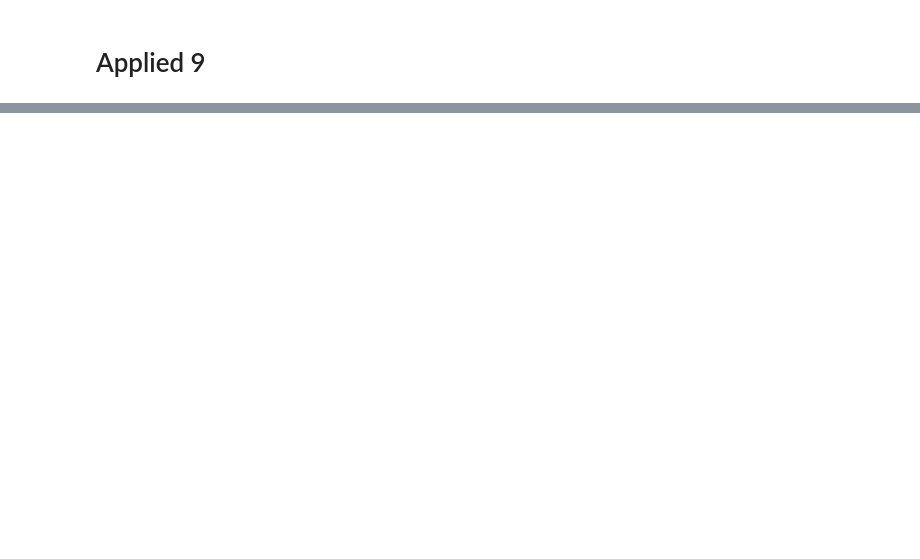
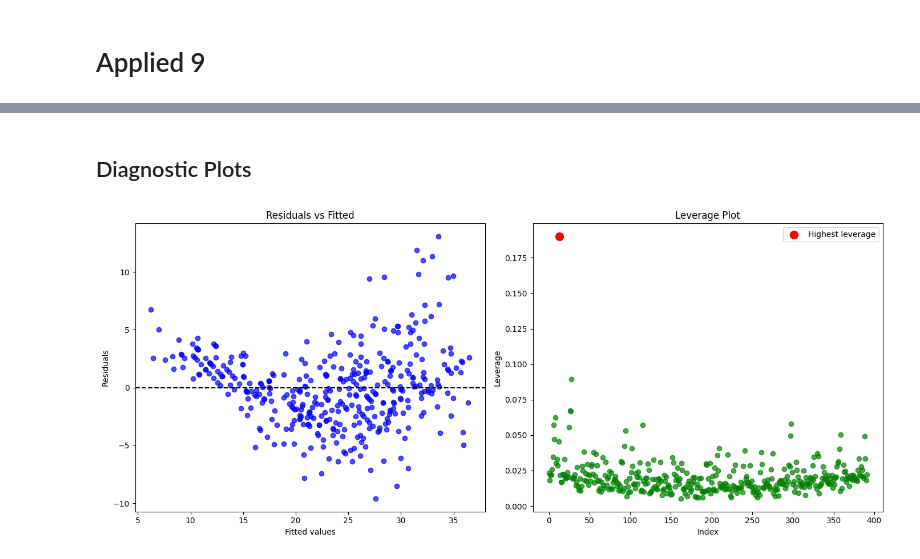
Before and after one commit to xXKeNdAmAmAsTeRXx/ISLP_labs, a Jupyter notebook: applied-Tasks/LinearRegressionTasks.ipynb, the cells around one changed output, grey strips where cells are left out. Drawn from its saved outputs; the diff is of its cells as text; code cells hidden in the pictures; blank space fills up the shorter version.

```diff
--- a/applied-Tasks/LinearRegressionTasks.ipynb
+++ b/applied-Tasks/LinearRegressionTasks.ipynb
@@ -164,0 +270,19 @@ print(h_help)
+# %%
+from statsmodels.formula.api import ols
+from statsmodels.stats.anova import anova_lm
+
+# Assuming your Data DataFrame has these columns:
+# 'mpg', 'cylinders', 'displacement', 'horsepower', 'weight', 'acceleration', 'year', 'origin'
+
+# Use formula: response ~ predictors
+formula = 'mpg ~ cylinders + displacement + horsepower + weight + acceleration + year + origin'
+
+# Fit model using ols (formula interface)
+results = ols(formula, data=Data).fit()
+
+# Print summary
+print(results.summary())
+
+# Perform ANOVA
+anova_results = anova_lm(results, typ=1)
+print(anova_results)
@@ -164,0 +313,36 @@ print(h_help)
+# %% [markdown]
+## Diagnostic Plots
+# %%
+import matplotlib.pyplot as plt
+
+# Assume results is your fitted sm.OLS model
+infl = results.get_influence()
+leverage = infl.hat_matrix_diag
+residuals = results.resid
+fitted = results.fittedvalues
+
+# Create a figure with 1 row and 2 columns
+fig, axes = plt.subplots(1, 2, figsize=(14, 6))
+
+# 1️⃣ Residuals vs Fitted
+axes[0].scatter(fitted, residuals, color='blue', alpha=0.7)
+axes[0].axhline(0, color='k', linestyle='--')
+axes[0].set_xlabel('Fitted values')
+axes[0].set_ylabel('Residuals')
+axes[0].set_title('Residuals vs Fitted')
+
+# 2️⃣ Leverage plot
+axes[1].scatter(np.arange(len(leverage)), leverage, color='green', alpha=0.7)
+axes[1].set_xlabel('Index')
+axes[1].set_ylabel('Leverage')
+axes[1].set_title('Leverage Plot')
+
+# Highlight the most influential point in leverage plot
+most_influential = np.argmax(leverage)
+axes[1].scatter(most_influential, leverage[most_influential], color='red', s=100, label='Highest leverage')
+axes[1].legend()
+
+plt.tight_layout()
+plt.show()
+# %% [output]
+[figure, added]
```
Also changed, not shown: parts of 46 cells of this notebook.
